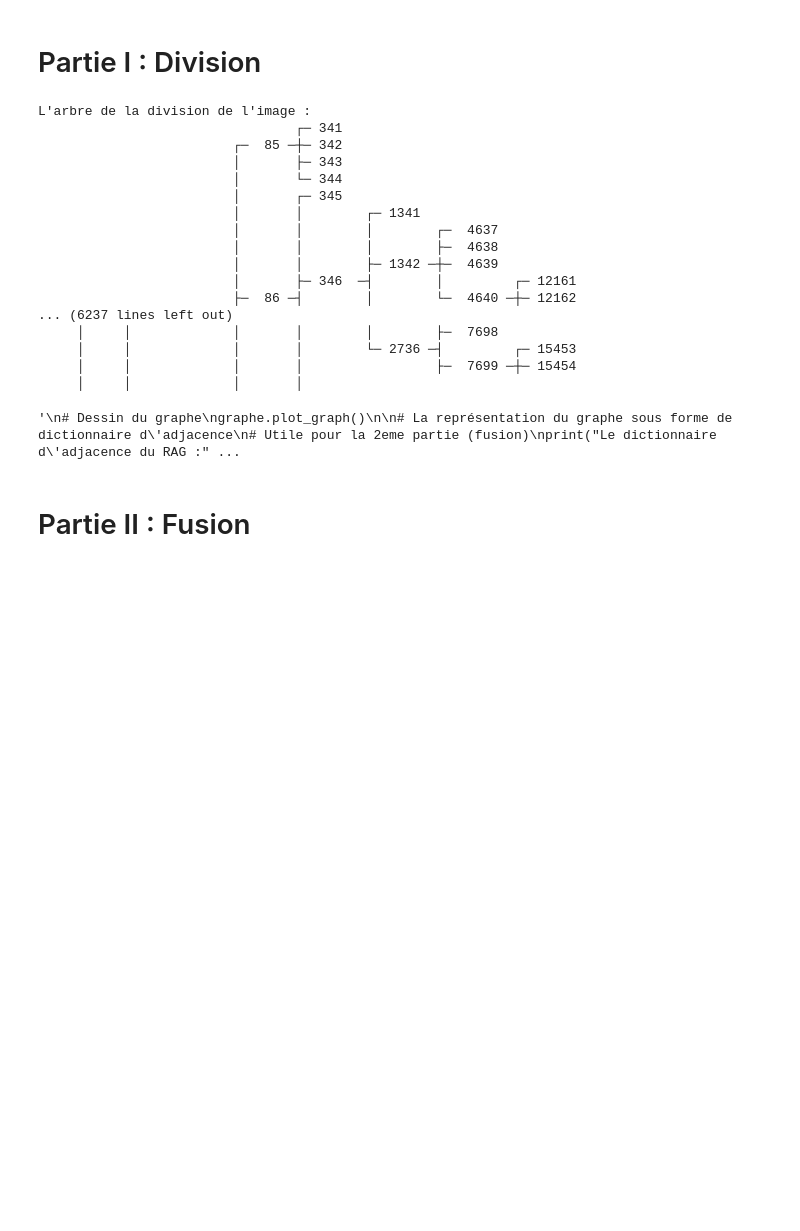
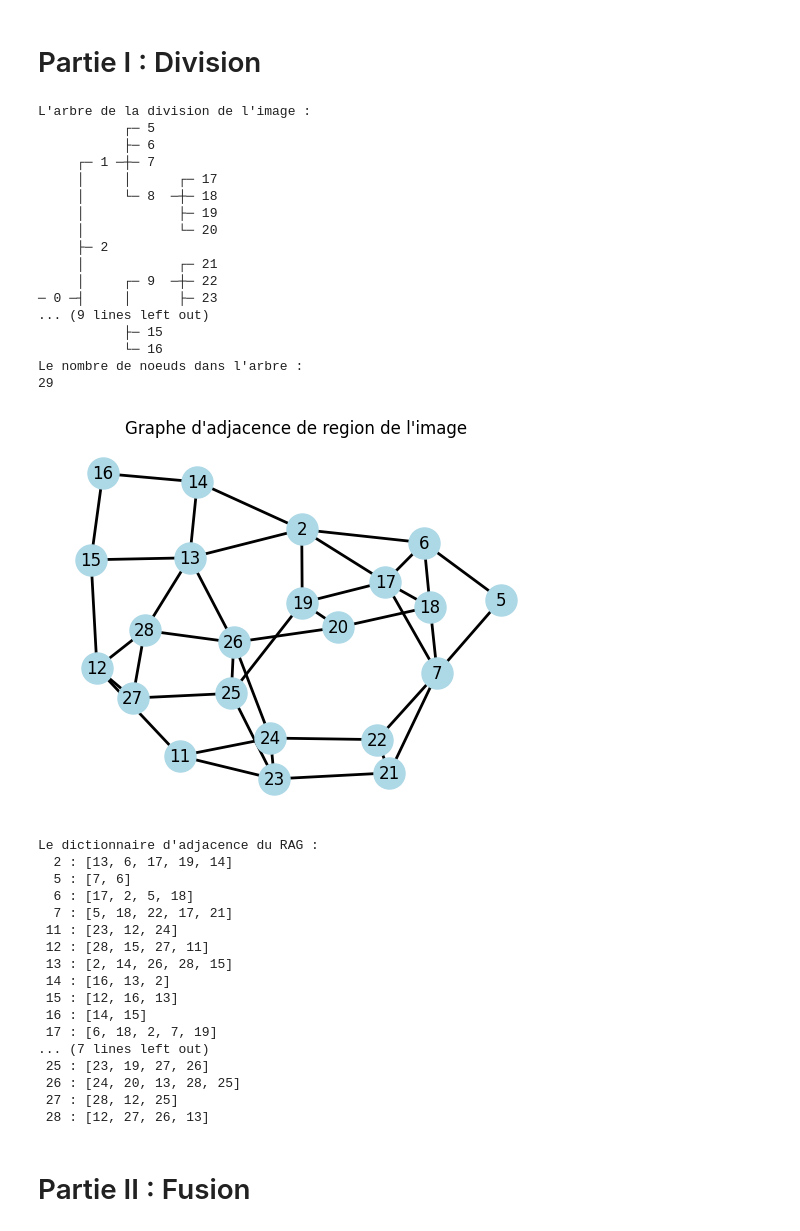
Before and after one commit to akef215/image_processing, a Jupyter notebook: RAG_demo.ipynb, the cells around one changed output. Saved outputs shown, nothing was run; the diff lists cells and outputs as text; code cells hidden in the pictures; blank space fills up the shorter version.

```diff
--- a/RAG_demo.ipynb
+++ b/RAG_demo.ipynb
@@ -28,40 +25,57 @@ plt.show()
 # %%
 # Division
 graphe = RAG(img)
-#graphe.split()
-graphe.quad_tree(thresh=50)
-
+split_thresh = 6
+# |img(max) - img(min)| < split_thresh
+graphe.split(thresh=split_thresh)
 
 # Affichage de l'arbre
 graphe.print_quad_tree()
 print("Le nombre de noeuds dans l'arbre :")
 print(graphe.get_tree_size())
-"""
+
 # Dessin du graphe
 graphe.plot_graph()
 
 # La représentation du graphe sous forme de dictionnaire d'adjacence
 # Utile pour la 2eme partie (fusion)
 print("Le dictionnaire d'adjacence du RAG :")
 adj_dict = graphe.get_adj_dict()
 for vertex in adj_dict:
-    print(f"{vertex:3} : {adj_dict[vertex]}")"""
+    print(f"{vertex:3} : {adj_dict[vertex]}")
 # %% [output]
 L'arbre de la division de l'image :
-                                 ┌─ 341
-                         ┌─  85 ─┼─ 342
-                         │       ├─ 343
-                         │       └─ 344
-                         │       ┌─ 345
-                         │       │        ┌─ 1341
-                         │       │        │        ┌─  4637
-                         │       │        │        ├─  4638
-                         │       │        ├─ 1342 ─┼─  4639
-                         │       ├─ 346  ─┤        │         ┌─ 12161
-                         ├─  86 ─┤        │        └─  4640 ─┼─ 12162
-... (6237 lines left out)
-     │     │             │       │        │        ├─  7698
-     │     │             │       │        └─ 2736 ─┤         ┌─ 15453
-     │     │             │       │                 ├─  7699 ─┼─ 15454
-     │     │             │       │
+           ┌─ 5
+           ├─ 6
+     ┌─ 1 ─┼─ 7
+     │     │      ┌─ 17
+     │     └─ 8  ─┼─ 18
+     │            ├─ 19
+     │            └─ 20
+     ├─ 2
+     │            ┌─ 21
+     │     ┌─ 9  ─┼─ 22
+─ 0 ─┤     │      ├─ 23
+... (9 lines left out)
+           ├─ 15
+           └─ 16
+Le nombre de noeuds dans l'arbre :
+29
+[figure, added]
-'\n# Dessin du graphe\ngraphe.plot_graph()\n\n# La représentation du graphe sous forme de dictionnaire d\'adjacence\n# Utile pour la 2eme partie (fusion)\nprint("Le dictionnaire d\'adjacence du RAG :" ...
+Le dictionnaire d'adjacence du RAG :
+  2 : [13, 6, 17, 19, 14]
+  5 : [7, 6]
+  6 : [17, 2, 5, 18]
+  7 : [5, 18, 22, 17, 21]
+ 11 : [23, 12, 24]
+ 12 : [28, 15, 27, 11]
+ 13 : [2, 14, 26, 28, 15]
+ 14 : [16, 13, 2]
+ 15 : [12, 16, 13]
+ 16 : [14, 15]
+ 17 : [6, 18, 2, 7, 19]
+... (7 lines left out)
+ 25 : [23, 19, 27, 26]
+ 26 : [24, 20, 13, 28, 25]
+ 27 : [28, 12, 25]
+ 28 : [12, 27, 26, 13]
```
Also changed, not shown: parts of 4 cells of this notebook.
